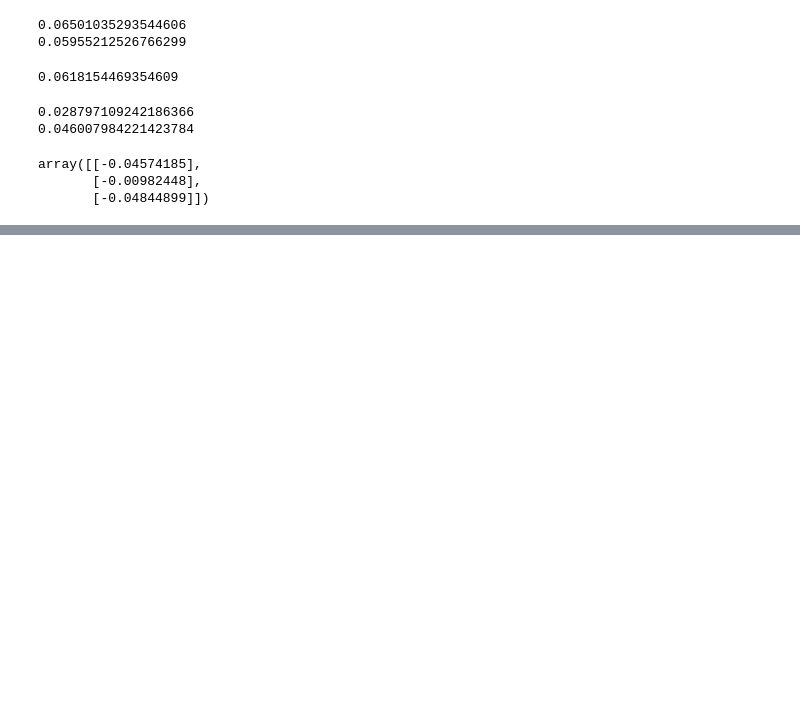
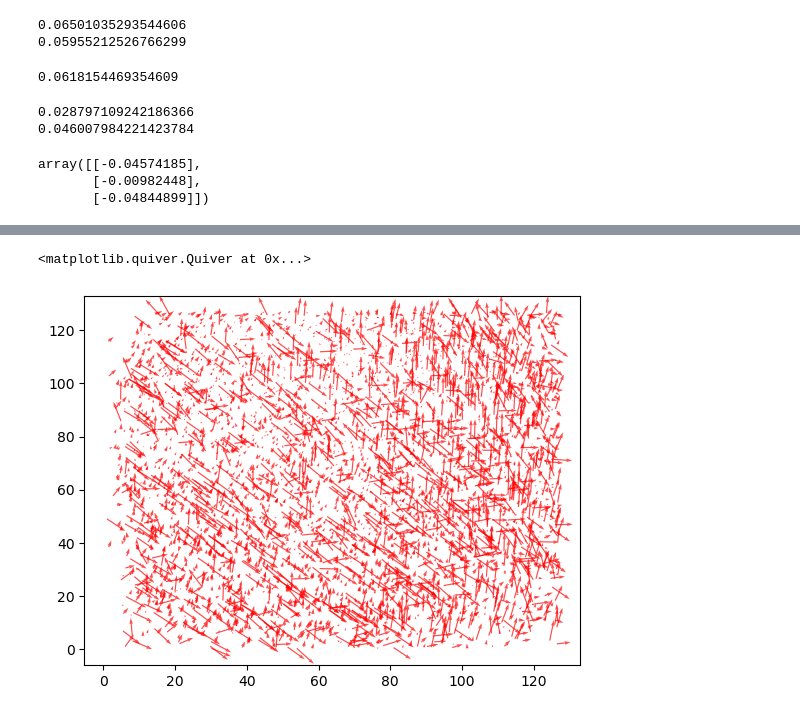
Before and after one commit to NessLfy/loop_extrusion_contact_dynamics, a Jupyter notebook: scratchpad/chromatic_aberration_correction.ipynb, the cells around one changed output, grey strips where cells are left out. Saved outputs shown, nothing was run; the diff lists cells and outputs as text; code cells hidden in the pictures; blank space fills up the shorter version.

```diff
--- a/scratchpad/chromatic_aberration_correction.ipynb
+++ b/scratchpad/chromatic_aberration_correction.ipynb
@@ -419,0 +453,6 @@ array([[-0.04574185],
+# %%
+
+plt.quiver(df_comb.x, df_comb.y, df_comb.dx, df_comb.dy,scale=4, color='r',alpha=0.7)
+# %% [output]
+<matplotlib.quiver.Quiver at 0x...>
+[figure, added]
```
Also changed, not shown: parts of 12 cells of this notebook.
